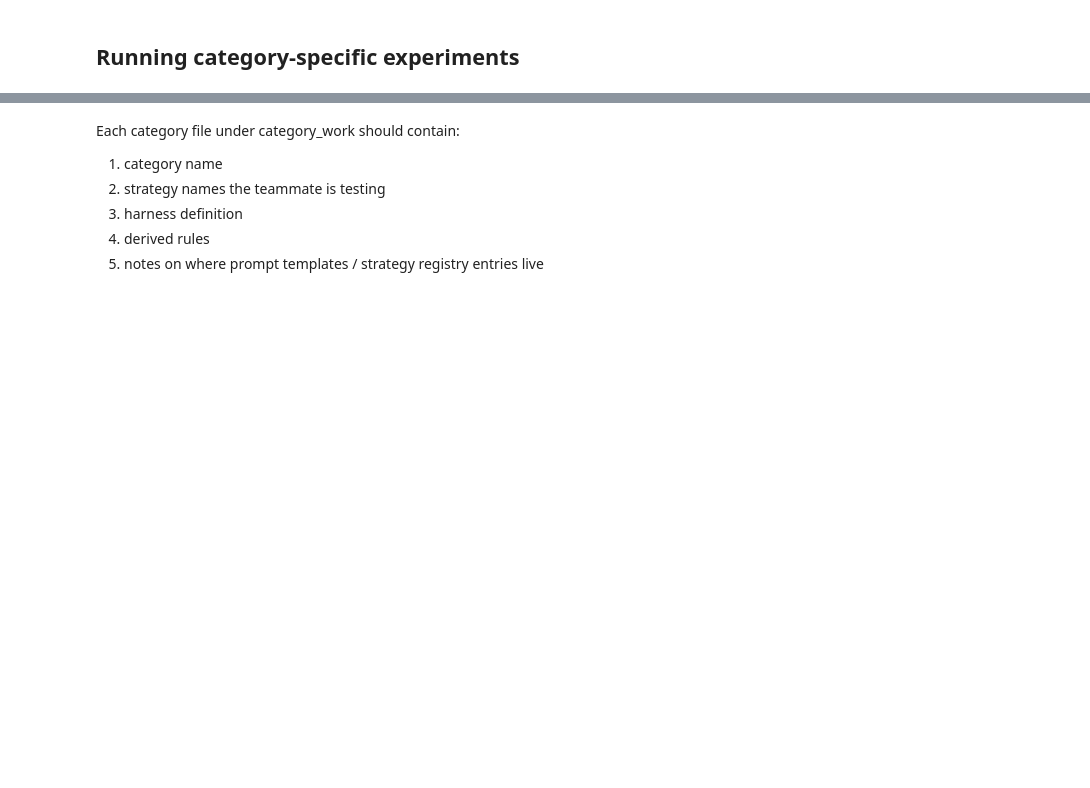
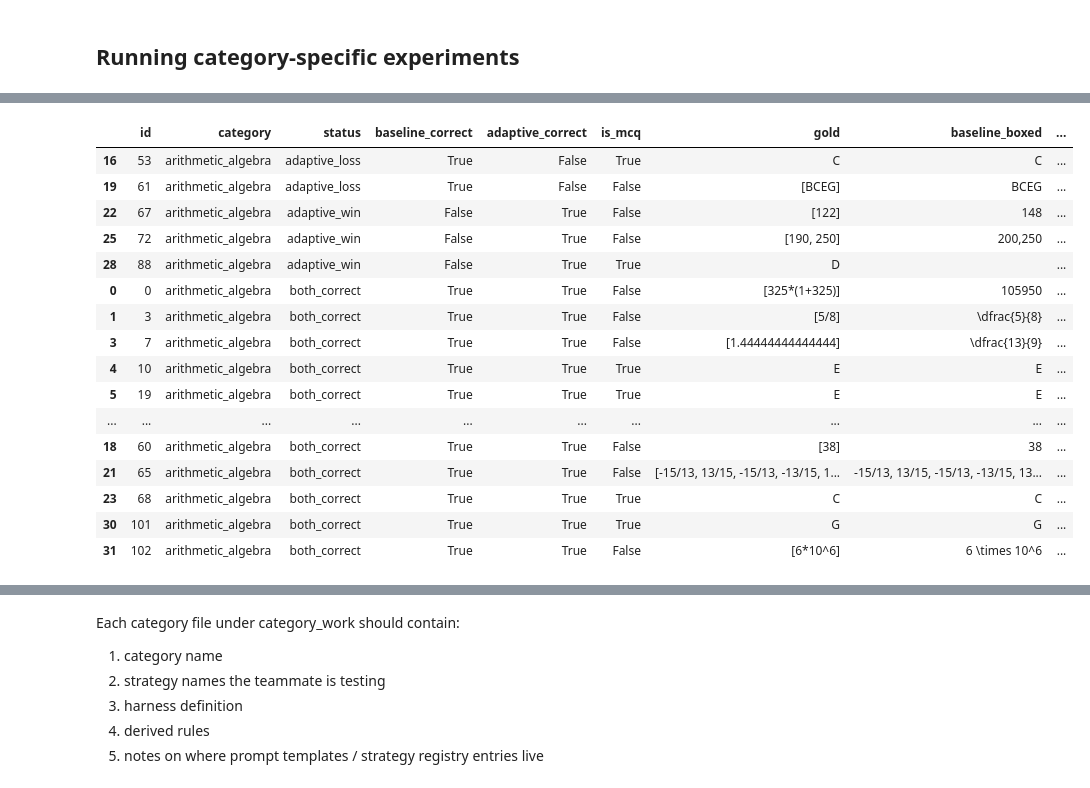
Before and after one commit to kyxz1813/CSE151B_Kaggle, a Jupyter notebook: Runner.ipynb, the cells around one changed output, grey strips where cells are left out. Saved outputs shown, nothing was run; the diff lists cells and outputs as text; code cells hidden in the pictures; blank space fills up the shorter version.

```diff
--- a/Runner.ipynb
+++ b/Runner.ipynb
@@ -1547,10 +1818,5 @@ print(spec.to_messages()[-1]["content"][:1800])
 # %%
-ABLATION_CATEGORIES = [
-    "calculus",
-    "general_math",
-    "linear_algebra",
-    "discrete_algorithm",
-]
+ABLATION_CATEGORIES = RULE_CATEGORIES
 
 ABLATION_STRATEGIES = [
     {"name": "baseline3", "categories": "all", "label": "category_guided_baseline"},
@@ -1570,5 +1853,5 @@ display(skipped_df)
 # %%
-SMOKE_LIMIT_PER_COMBO = 8
+SMOKE_LIMIT_PER_COMBO = 32
 
 smoke_ablation = run_category_strategy_ablation(
     problem_set=tagged_public_with_rules,
@@ -1620,0 +2023,70 @@ print_ablation_wrong_rows(
+# %%
+def result_map(ablation_result, category, strategy_name):
+    result = (
+        ablation_result
+        .get("results", {})
+        .get(category, {})
+        .get(strategy_name)
+    )
+    if result is None:
+        return {}
+
+    return {
+        row["id"]: row
+        for row in result.scored_rows
+    }
+
+
+def compare_category_strategies(ablation_result, category):
+    base = result_map(ablation_result, category, "baseline3")
+    adaptive = result_map(ablation_result, category, "baseline3_adaptive_rules")
+
+    rows = []
+
+    for problem_id in sorted(set(base) | set(adaptive)):
+        b = base.get(problem_id, {})
+        a = adaptive.get(problem_id, {})
+
+        b_correct = b.get("correct")
+        a_correct = a.get("correct")
+
+        if b_correct is True and a_correct is True:
+            status = "both_correct"
+        elif b_correct is False and a_correct is False:
+            status = "both_wrong"
+        elif b_correct is False and a_correct is True:
+            status = "adaptive_win"
+        elif b_correct is True and a_correct is False:
+            status = "adaptive_loss"
+        else:
+            status = "unknown"
+
+        rows.append({
+            "id": problem_id,
+            "category": category,
+            "status": status,
+            "baseline_correct": b_correct,
+            "adaptive_correct": a_correct,
+            "is_mcq": a.get("is_mcq", b.get("is_mcq")),
+            "gold": a.get("gold", b.get("gold")),
+            "baseline_boxed": b.get("boxed_answer"),
+            "adaptive_boxed": a.get("boxed_answer"),
+            "baseline_schema_valid": b.get("schema_valid"),
+            "adaptive_schema_valid": a.get("schema_valid"),
+            "question": str(a.get("question") or b.get("question") or "")[:500],
+        })
+
+    return pd.DataFrame(rows)
+
+
+comparison_dfs = {}
+
+for category in ABLATION_CATEGORIES:
+    df = compare_category_strategies(smoke_ablation, category)
+    comparison_dfs[category] = df
+
+    print("=" * 100)
+    print(category)
+    display(df["status"].value_counts().to_frame("count"))
+    display(df.sort_values(["status", "id"]).head(20))
+# %% [output]
@@ -1620,0 +2101,17 @@ print_ablation_wrong_rows(
+|  | id | category | status | baseline_correct | adaptive_correct | is_mcq | gold | baseline_boxed | ... |
+| 16 | 53 | arithmetic_algebra | adaptive_loss | True | False | True | C | C | ... |
+| 19 | 61 | arithmetic_algebra | adaptive_loss | True | False | False | [BCEG] | BCEG | ... |
+| 22 | 67 | arithmetic_algebra | adaptive_win | False | True | False | [122] | 148 | ... |
+| 25 | 72 | arithmetic_algebra | adaptive_win | False | True | False | [190, 250] | 200,250 | ... |
+| 28 | 88 | arithmetic_algebra | adaptive_win | False | True | True | D |  | ... |
+| 0 | 0 | arithmetic_algebra | both_correct | True | True | False | [325*(1+325)] | 105950 | ... |
+| 1 | 3 | arithmetic_algebra | both_correct | True | True | False | [5/8] | \dfrac{5}{8} | ... |
+| 3 | 7 | arithmetic_algebra | both_correct | True | True | False | [1.44444444444444] | \dfrac{13}{9} | ... |
+| 4 | 10 | arithmetic_algebra | both_correct | True | True | True | E | E | ... |
+| 5 | 19 | arithmetic_algebra | both_correct | True | True | True | E | E | ... |
+| ... | ... | ... | ... | ... | ... | ... | ... | ... | ... |
+| 18 | 60 | arithmetic_algebra | both_correct | True | True | False | [38] | 38 | ... |
+| 21 | 65 | arithmetic_algebra | both_correct | True | True | False | [-15/13, 13/15, -15/13, -13/15, 1... | -15/13, 13/15, -15/13, -13/15, 13... | ... |
+| 23 | 68 | arithmetic_algebra | both_correct | True | True | True | C | C | ... |
+| 30 | 101 | arithmetic_algebra | both_correct | True | True | True | G | G | ... |
+| 31 | 102 | arithmetic_algebra | both_correct | True | True | False | [6*10^6] | 6 \times 10^6 | ... |
```
Also changed, not shown: parts of 50 cells of this notebook, 11 other files.
